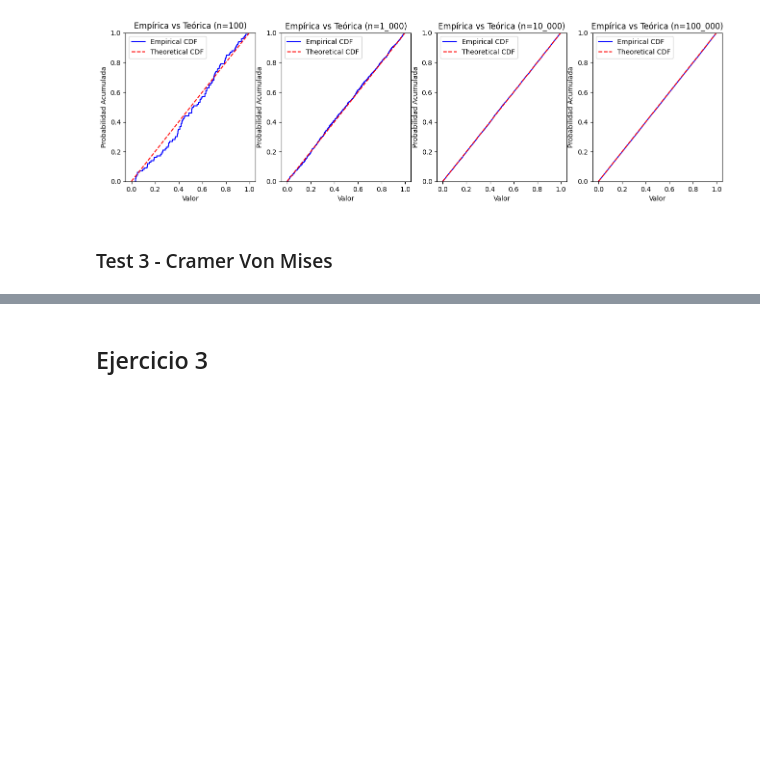
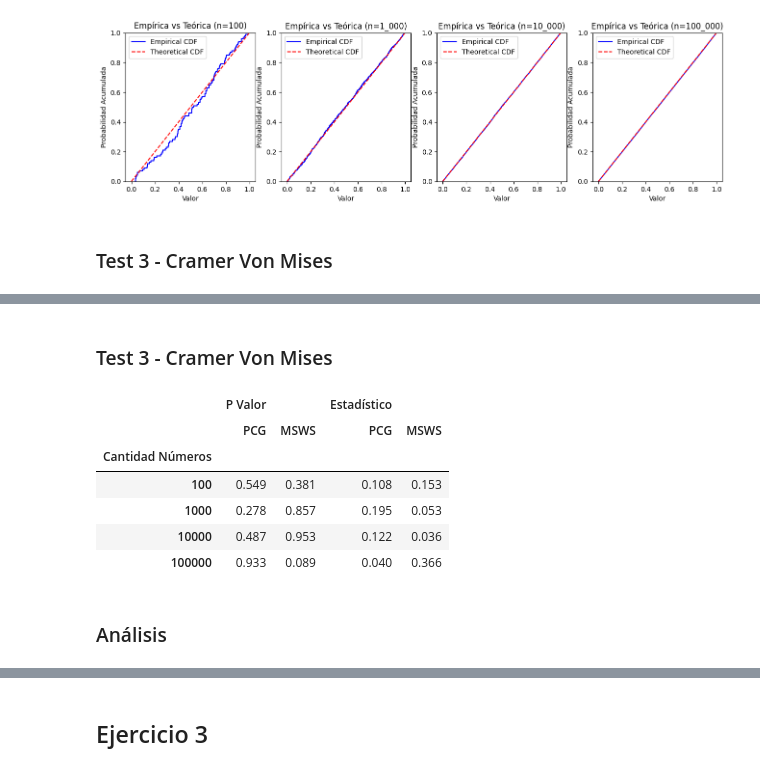
Before and after one commit to DanieLovera/simulacion_tp1, a Jupyter notebook: ej1_distribucion_uniforme.ipynb, the cells around one changed output, grey strips where cells are left out. Cells and saved outputs as stored; diff of their text form; code cells hidden in the pictures; blank space fills up the shorter version.

```diff
--- a/ej1_distribucion_uniforme.ipynb
+++ b/ej1_distribucion_uniforme.ipynb
@@ -554,0 +682,40 @@ plt.show()
+# %% [markdown]
+### Test 3 - Cramer Von Mises
+# %%
+seed = 1727567637 * 1_000
+pcga = PCG(seed)
+
+small_sample_a = [pcga.random_normalized() for _ in range(100)]
+medium_sample_a = [pcga.random_normalized() for _ in range(1_000)]
+large_sample_a = [pcga.random_normalized() for _ in range(10_000)]
+very_large_sample_a = [pcga.random_normalized() for _ in range(100_000)]
+
+msws = MSWS(seed_x=0x9f32e1cbc5e1374b, seed_w=0x9f32e1cbc5e1374b)
+small_sample_b = [msws.random() for _ in range(100)]
+medium_sample_b = [msws.random() for _ in range(1_000)]
+large_sample_b = [msws.random() for _ in range(10_000)]
+very_large_sample_b = [msws.random() for _ in range(100_000)]
+
+small_a = get_results_cvm(small_sample_a)
+medium_a = get_results_cvm(medium_sample_a)
+large_a = get_results_cvm(large_sample_a)
+very_large_a = get_results_cvm(very_large_sample_a)
+
+small_b = get_results_cvm(small_sample_b)
+medium_b = get_results_cvm(medium_sample_b)
+large_b = get_results_cvm(large_sample_b)
+very_large_b = get_results_cvm(very_large_sample_b)
+
+results = compare_results(small_a, small_b, medium_a, medium_b,
+                         large_a, large_b, very_large_a, very_large_b)
+results
+# %% [output]
+|  | P Valor |  | Estadístico |  |
+|  | PCG | MSWS | PCG | MSWS |
+| Cantidad Números |  |  |  |  |
+| 100 | 0.549 | 0.381 | 0.108 | 0.153 |
+| 1000 | 0.278 | 0.857 | 0.195 | 0.053 |
+| 10000 | 0.487 | 0.953 | 0.122 | 0.036 |
+| 100000 | 0.933 | 0.089 | 0.040 | 0.366 |
+# %% [markdown]
+### Análisis
```
Also changed, not shown: parts of 17 cells of this notebook, 1 other file.
